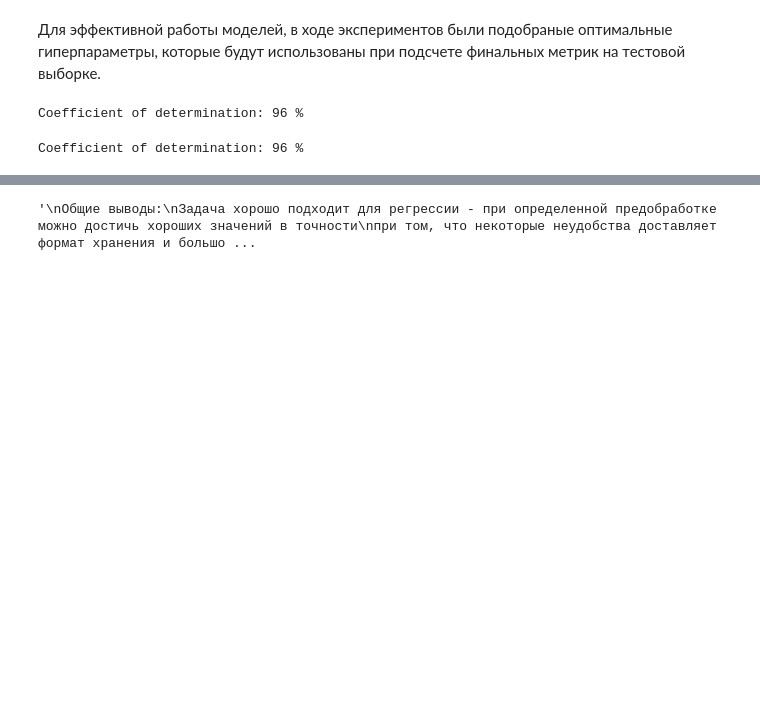
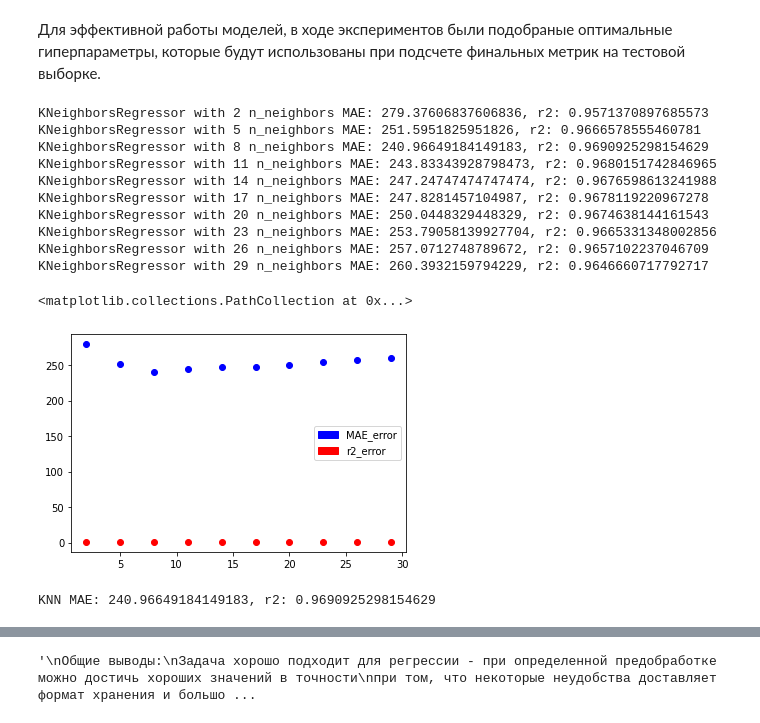
Before and after one commit to plovec132/MachineLearning, a Jupyter notebook: Suhov-1.ipynb, the cells around one changed output, grey strips where cells are left out. Cells and saved outputs as stored; diff of their text form; code cells hidden in the pictures; blank space fills up the shorter version.

```diff
--- a/Suhov-1.ipynb
+++ b/Suhov-1.ipynb
@@ -145,23 +150,45 @@ y = lab.fit_transform(y)
 x_train, x_test, y_train, y_test = train_test_split(X, y, test_size=0.2, random_state=42, shuffle=False)
 # %% [markdown]
 Для эффективной работы моделей, в ходе экспериментов были подобраные оптимальные гиперпараметры, которые будут использованы при подсчете финальных метрик на тестовой выборке.
-# %%
-from sklearn.neighbors import KNeighborsRegressor
-from sklearn.metrics import classification_report
-
-knn_c = KNeighborsRegressor(n_neighbors=14, algorithm="kd_tree", metric="minkowski")
-knn_c.fit(x_train, y_train)
-y_pred_knn=knn_c.predict(x_test)
-acc_knn= round(knn_c.score(x_test, y_test) * 100, 2)
-print ("Coefficient of determination: %i %% \n"%acc_knn)
-# %% [output]
-Coefficient of determination: 96 %
-# %%
-from sklearn.ensemble import RandomForestRegressor
-clf_rf = RandomForestRegressor(n_estimators=150, criterion = "squared_error", random_state = 42)
-clf_rf.fit(x_train, y_train)
-y_pred_rf=clf_rf.predict(x_test)
-acc_rf= round(clf_rf.score(x_test, y_test) * 100, 2)
-print ("Coefficient of determination: %i %% \n"%acc_rf)
-# %% [output]
-Coefficient of determination: 96 %
+# %%
+r2_list = []
+mae_list = []
+param_list = []
+
+for i in range(2, 30, 3):
+  knn_c = KNeighborsRegressor(n_neighbors=i, algorithm="kd_tree", metric="minkowski")
+  knn_c.fit(x_train, y_train)
+  y_pred_knn=knn_c.predict(x_test)
+  print(f'KNeighborsRegressor with {i} n_neighbors MAE: {mean_absolute_error(y_true=y_test, y_pred=y_pred_knn)}, r2: {r2_score(y_true=y_test, y_pred=y_pred_knn)}')
+  r2_list.append(r2_score(y_true=y_test, y_pred=y_pred_knn))
+  mae_list.append(mean_absolute_error(y_true=y_test, y_pred=y_pred_knn))
+  param_list.append(i)
+
+
+r2_patch = mpatches.Patch(color='red', label='r2_error')
+mae_patch = mpatches.Patch(color='blue', label='MAE_error')
+plt.legend(handles=[mae_patch, r2_patch])
+
+plt.scatter(x = param_list, y=r2_list, c='red')
+plt.scatter(x = param_list, y=mae_list, c='blue')
+# %% [output]
+KNeighborsRegressor with 2 n_neighbors MAE: 279.37606837606836, r2: 0.9571370897685573
+KNeighborsRegressor with 5 n_neighbors MAE: 251.5951825951826, r2: 0.9666578555460781
+KNeighborsRegressor with 8 n_neighbors MAE: 240.96649184149183, r2: 0.9690925298154629
+KNeighborsRegressor with 11 n_neighbors MAE: 243.83343928798473, r2: 0.9680151742846965
+KNeighborsRegressor with 14 n_neighbors MAE: 247.24747474747474, r2: 0.9676598613241988
+KNeighborsRegressor with 17 n_neighbors MAE: 247.8281457104987, r2: 0.9678119220967278
+KNeighborsRegressor with 20 n_neighbors MAE: 250.0448329448329, r2: 0.9674638144161543
+KNeighborsRegressor with 23 n_neighbors MAE: 253.79058139927704, r2: 0.9665331348002856
+KNeighborsRegressor with 26 n_neighbors MAE: 257.0712748789672, r2: 0.9657102237046709
+KNeighborsRegressor with 29 n_neighbors MAE: 260.3932159794229, r2: 0.9646660717792717
+<matplotlib.collections.PathCollection at 0x...>
+[figure, added]
+# %%
+knn_c = KNeighborsRegressor(n_neighbors=8, algorithm="kd_tree", metric="minkowski")
+knn_c.fit(x_train, y_train)
+y_pred_knn=knn_c.predict(x_test)
+
+print(f'KNN MAE: {mean_absolute_error(y_true=y_test, y_pred=y_pred_knn)}, r2: {r2_score(y_true=y_test, y_pred=y_pred_knn)}')
+# %% [output]
+KNN MAE: 240.96649184149183, r2: 0.9690925298154629
```
Also changed, not shown: parts of 3 cells of this notebook.
